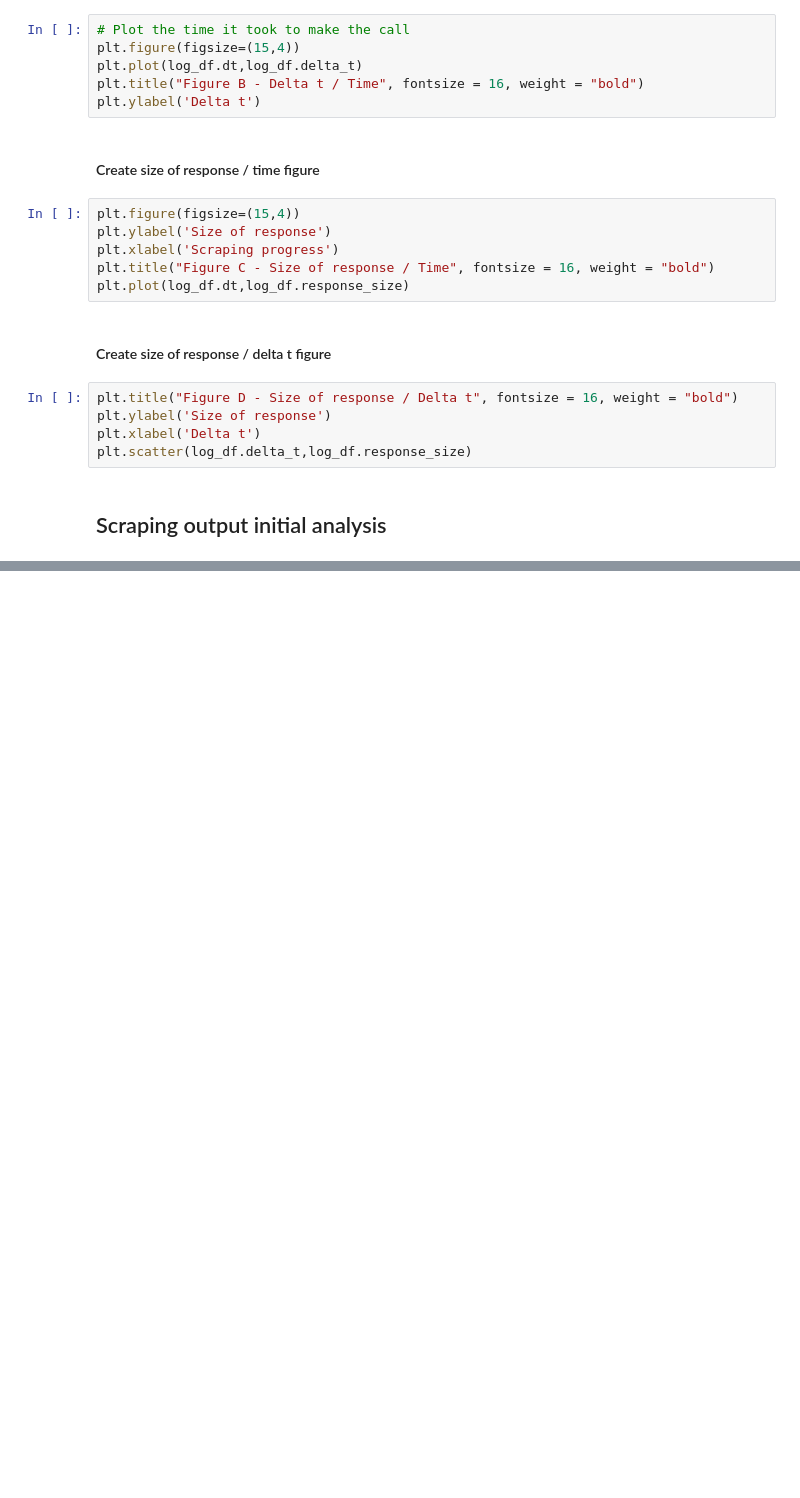
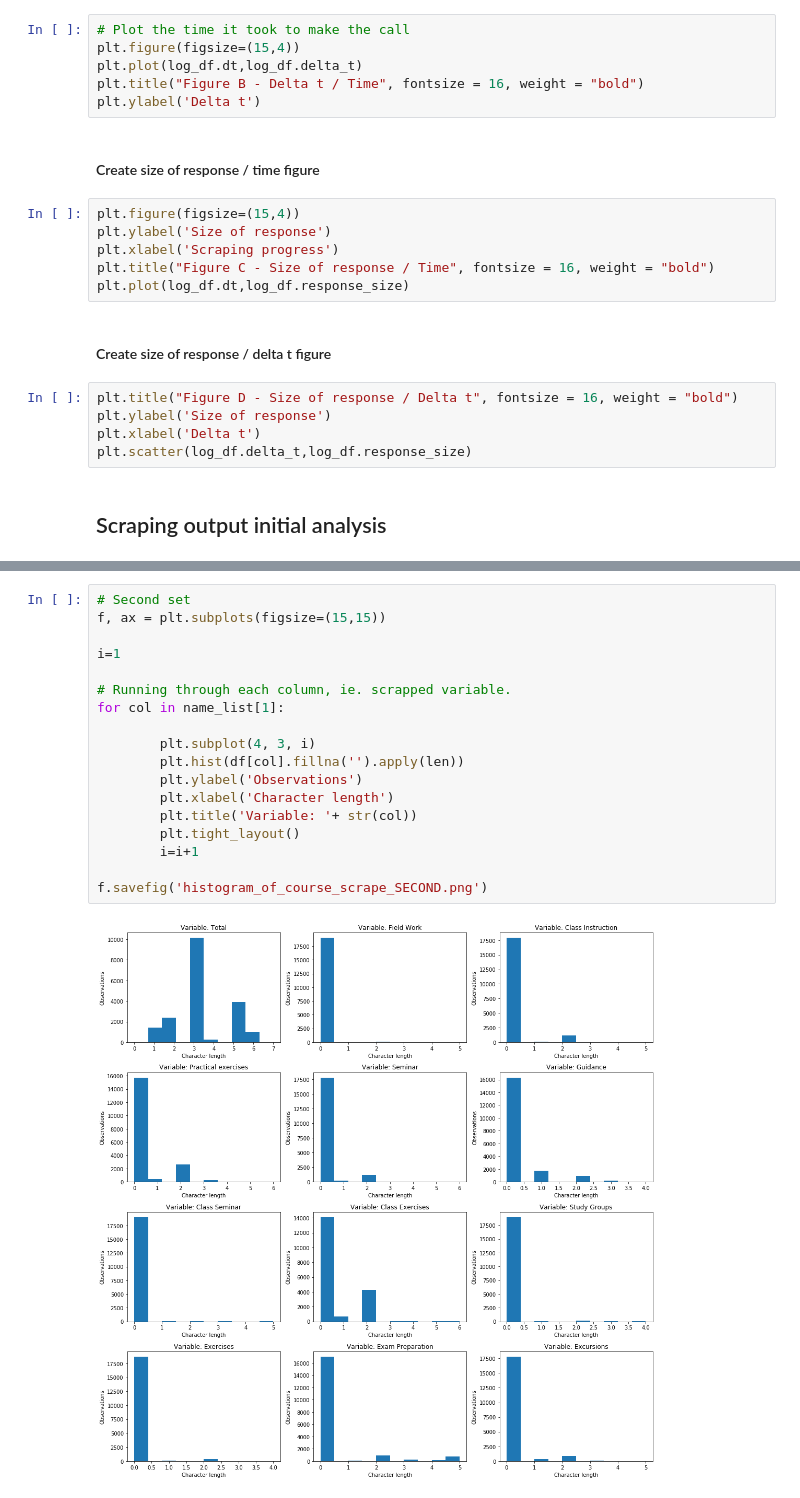
Before and after one commit to tnv875/Group18-NoTeeth, a Jupyter notebook: Exam project/1A Final Folder/Group 18 - Exam hand-in.ipynb, the cells around one changed output, grey strips where cells are left out. Cells and saved outputs as stored; diff of their text form; blank space fills up the shorter version.

```diff
--- a/Exam project/1A Final Folder/Group 18 - Exam hand-in.ipynb
+++ b/Exam project/1A Final Folder/Group 18 - Exam hand-in.ipynb
@@ -1025,0 +1083,20 @@ plt.scatter(log_df.delta_t,log_df.response_size)
+# %%
+# Second set
+f, ax = plt.subplots(figsize=(15,15))
+
+i=1
+
+# Running through each column, ie. scrapped variable.
+for col in name_list[1]:
+
+        plt.subplot(4, 3, i)
+        plt.hist(df[col].fillna('').apply(len))
+        plt.ylabel('Observations')
+        plt.xlabel('Character length')
+        plt.title('Variable: '+ str(col))
+        plt.tight_layout()
+        i=i+1
+
+f.savefig('histogram_of_course_scrape_SECOND.png')
+# %% [output]
+[figure, added]
```
Also changed, not shown: parts of 117 cells of this notebook.
